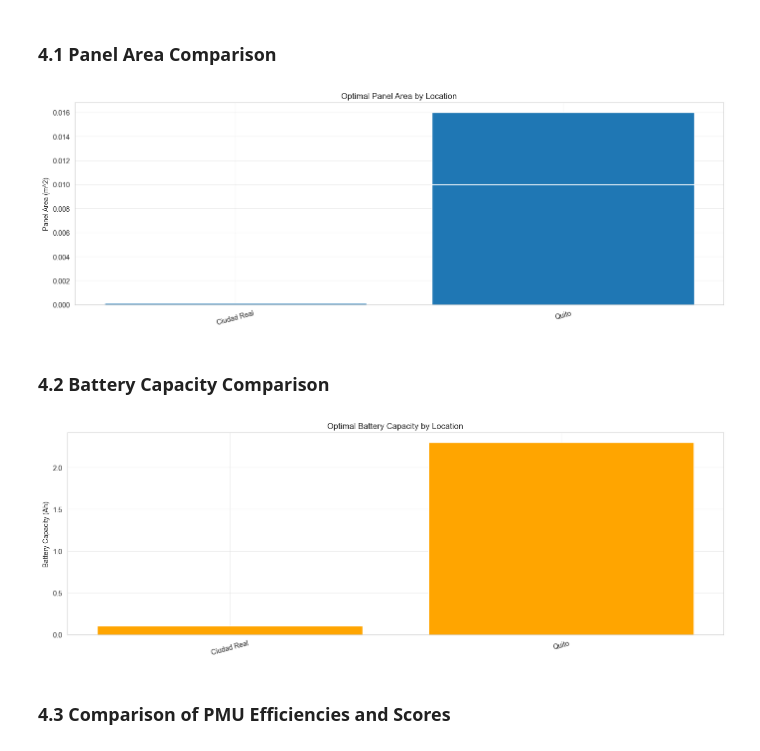
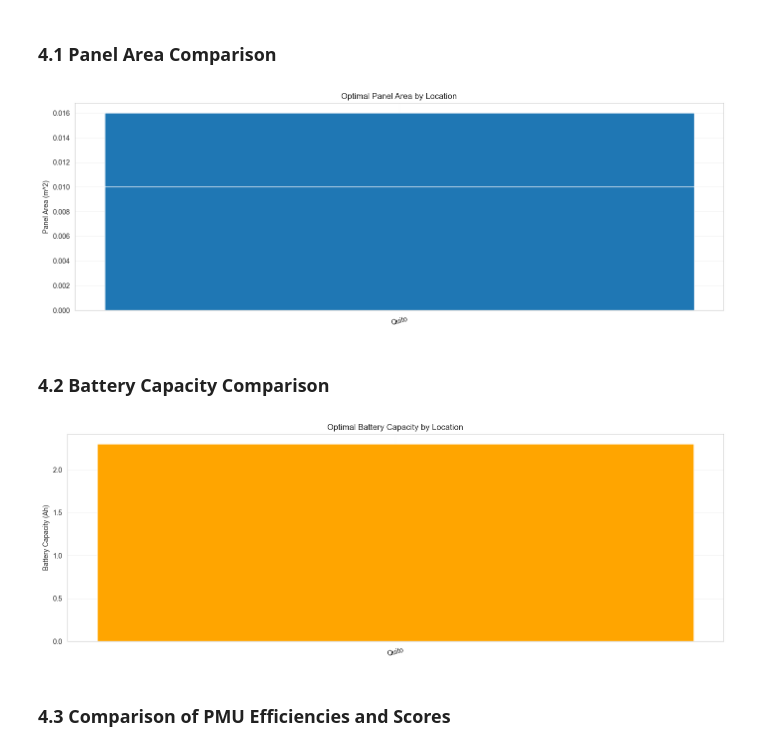
Before and after one commit to UCLM-ARCO/oasis-ehs, a Jupyter notebook: compare-quito-vs-cr.ipynb, the cells around one changed output. Saved outputs shown, nothing was run; the diff lists cells and outputs as text; code cells hidden in the pictures.

Commit message:
skip non viable

```diff
--- a/compare-quito-vs-cr.ipynb
+++ b/compare-quito-vs-cr.ipynb
@@ -101,17 +86,15 @@ for location, results in all_results.items():
 
     # Filter only viable configurations
     viable = summary[summary['viable'] == True].copy()
-    summary = summary.head(10)
-    summary['location'] = location
-    best_solutions.append(summary)
 
-    # if len(viable) > 0:
-    #     # Get the best configuration (highest score)
-    #     best = viable.loc[viable['score'].idxmax()].copy()
-    #     best['location'] = location
-    #     best_solutions.append(best)
+    if len(viable) == 0:
+        print(f"{location}: no viable configurations found, skipping best-config analysis.")
+        continue
 
-df_best = pd.concat(best_solutions, ignore_index=True)
+    viable['location'] = location
+    best_solutions.append(viable.head(10))
+
+df_best = pd.concat(best_solutions, ignore_index=True) if best_solutions else pd.DataFrame()
 
 # Add min/avg SoC for each best configuration (computed from df_soc)
 if not df_best.empty:
@@ -131,5 +114,7 @@ if not df_best.empty:
     df_best['min_SoC'] = min_socs
     df_best['avg_SoC'] = avg_socs
 
-df_best[['location', 'panel_area_m2', 'C_batt_Ah', 'eta_PMU', 'score', 'soc_full_fraction', 'net_Ah']]
+    display(df_best[['location', 'panel_area_m2', 'C_batt_Ah', 'eta_PMU', 'score', 'soc_full_fraction', 'net_Ah']])
+else:
+    print("No viable configurations found for any location.")
 # %% [output]
@@ -155,34 +135,36 @@ df_best[['location', 'panel_area_m2', 'C_batt_Ah', 'eta_PMU', 'score', 'soc_full
 # %% [markdown]
 ### 4.1 Panel Area Comparison
 # %%
-fig, ax1 = plt.subplots(figsize=(14, 5))
+if not df_best.empty:
+    fig, ax1 = plt.subplots(figsize=(14, 5))
 
-# Panel area in m^2
-ax1.bar(df_best['location'], df_best['panel_area_m2'])
-ax1.set_ylabel('Panel Area (m^2)')
-ax1.set_title('Optimal Panel Area by Location')
-ax1.tick_params(axis='x', rotation=15)
-ax1.grid(True, alpha=0.3)
+    # Panel area in m^2
+    ax1.bar(df_best['location'], df_best['panel_area_m2'])
+    ax1.set_ylabel('Panel Area (m^2)')
+    ax1.set_title('Optimal Panel Area by Location')
+    ax1.tick_params(axis='x', rotation=15)
+    ax1.grid(True, alpha=0.3)
 
-plt.tight_layout()
-plt.show()
+    plt.tight_layout()
+    plt.show()
 # %% [output]
-[figure, old version]
+[figure, new version]
 # %% [markdown]
 ### 4.2 Battery Capacity Comparison
 # %%
-fig, ax1 = plt.subplots(1, 1, figsize=(14, 5))
+if not df_best.empty:
+    fig, ax1 = plt.subplots(1, 1, figsize=(14, 5))
 
-ax1.bar(df_best['location'], df_best['C_batt_Ah'], color='orange')
-ax1.set_ylabel('Battery Capacity (Ah)')
-ax1.set_title('Optimal Battery Capacity by Location')
-ax1.tick_params(axis='x', rotation=15)
-ax1.grid(True, alpha=0.3)
+    ax1.bar(df_best['location'], df_best['C_batt_Ah'], color='orange')
+    ax1.set_ylabel('Battery Capacity (Ah)')
+    ax1.set_title('Optimal Battery Capacity by Location')
+    ax1.tick_params(axis='x', rotation=15)
+    ax1.grid(True, alpha=0.3)
 
-plt.tight_layout()
-plt.show()
+    plt.tight_layout()
+    plt.show()
 # %% [output]
-[figure, old version]
+[figure, new version]
 # %% [markdown]
 ### 4.3 Comparison of PMU Efficiencies and Scores
 # %%
```
Also changed, not shown: parts of 7 cells of this notebook, 1 other file.
